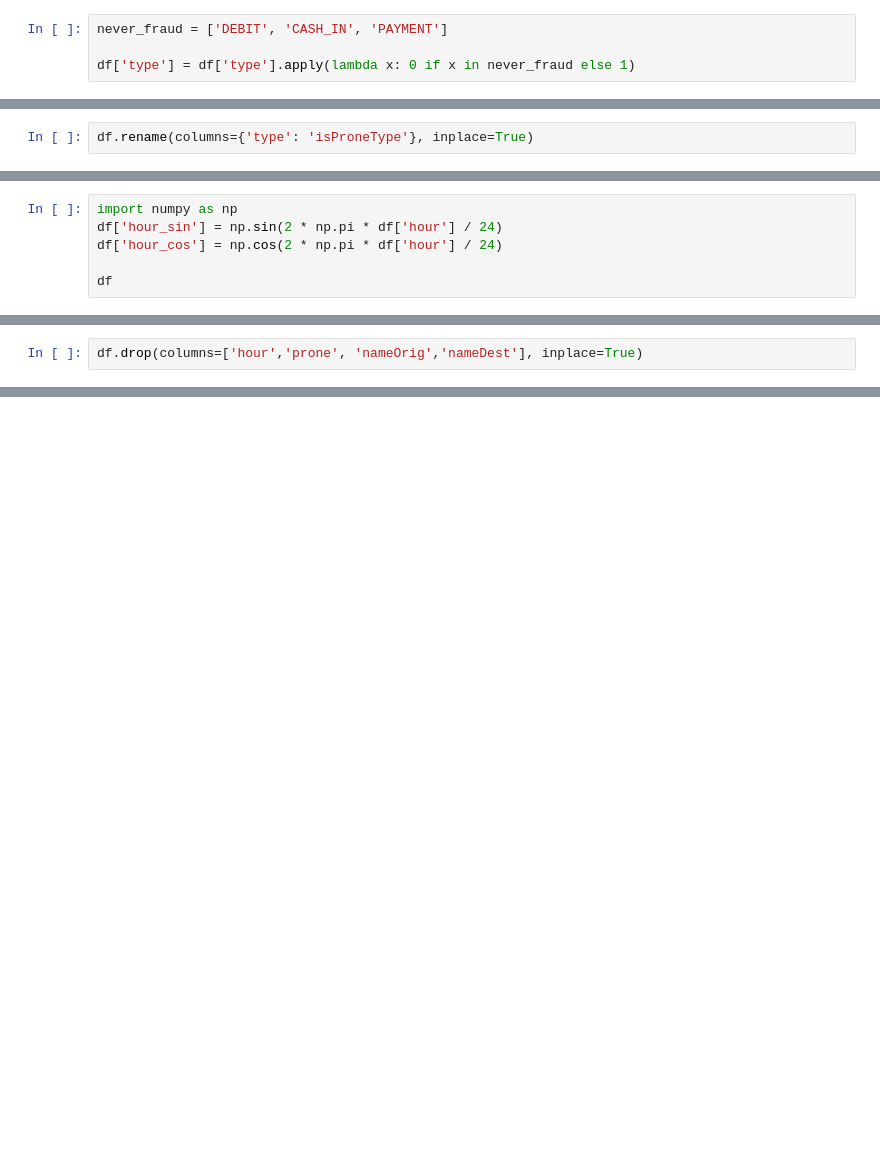
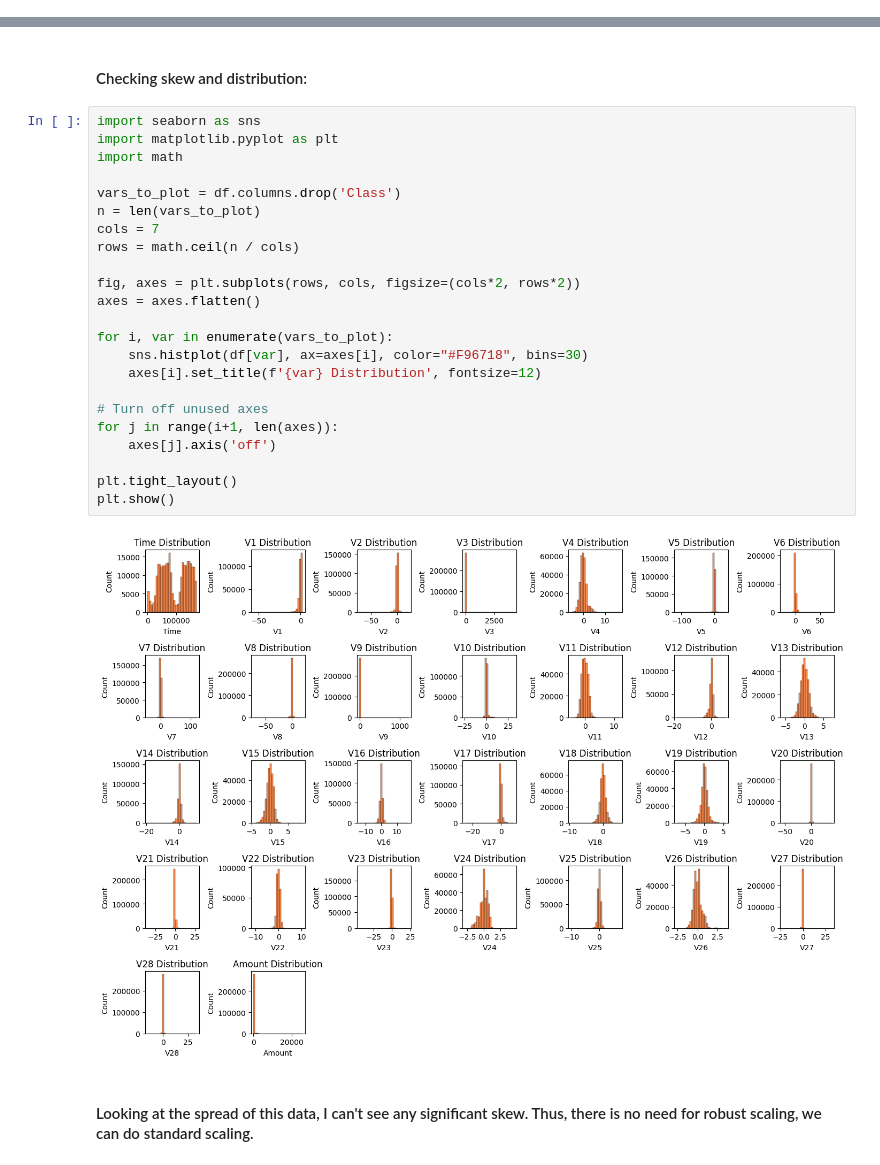
Before and after one commit to AnastasiaRassi/Financial_Fraud_Detection, a Jupyter notebook: exploration.ipynb, the cells around one changed output, grey strips where cells are left out. Drawn from its saved outputs; the diff is of its cells as text; blank space fills up the shorter version.

```diff
--- a/exploration.ipynb
+++ b/exploration.ipynb
@@ -309,4 +60,0 @@ See the caveats in the documentation: https://pandas.pydata.org/pandas-docs/stab
-# %%
-never_fraud = ['DEBIT', 'CASH_IN', 'PAYMENT']
-
-df['type'] = df['type'].apply(lambda x: 0 if x in never_fraud else 1)
@@ -440,2 +60,0 @@ Interpretation:
-# %%
-df.rename(columns={'type': 'isProneType'}, inplace=True)
@@ -494,6 +60,0 @@ Fraud rate in NON-PRONE destinations: 0.0013
-# %%
-import numpy as np
-df['hour_sin'] = np.sin(2 * np.pi * df['hour'] / 24)
-df['hour_cos'] = np.cos(2 * np.pi * df['hour'] / 24)
-
-df
@@ -529,2 +60,0 @@ See the caveats in the documentation: https://pandas.pydata.org/pandas-docs/stab
-# %%
-df.drop(columns=['hour','prone', 'nameOrig','nameDest'], inplace=True)
@@ -663,0 +72,29 @@ print("Best Parameters:", best_params)
+# %% [markdown]
+#### Checking skew and distribution:
+# %%
+import seaborn as sns
+import matplotlib.pyplot as plt
+import math
+
+vars_to_plot = df.columns.drop('Class')
+n = len(vars_to_plot)
+cols = 7
+rows = math.ceil(n / cols)
+
+fig, axes = plt.subplots(rows, cols, figsize=(cols*2, rows*2))
+axes = axes.flatten()
+
+for i, var in enumerate(vars_to_plot):
+    sns.histplot(df[var], ax=axes[i], color="#F96718", bins=30)
+    axes[i].set_title(f'{var} Distribution', fontsize=12)
+
+# Turn off unused axes
+for j in range(i+1, len(axes)):
+    axes[j].axis('off')
+
+plt.tight_layout()
+plt.show()
+# %% [output]
+[figure, added]
+# %% [markdown]
+#### Looking at the spread of this data, I can't see any significant skew. Thus, there is no need for robust scaling, we can do standard scaling.
```
Also changed, not shown: parts of 62 cells of this notebook, 5 other files.
